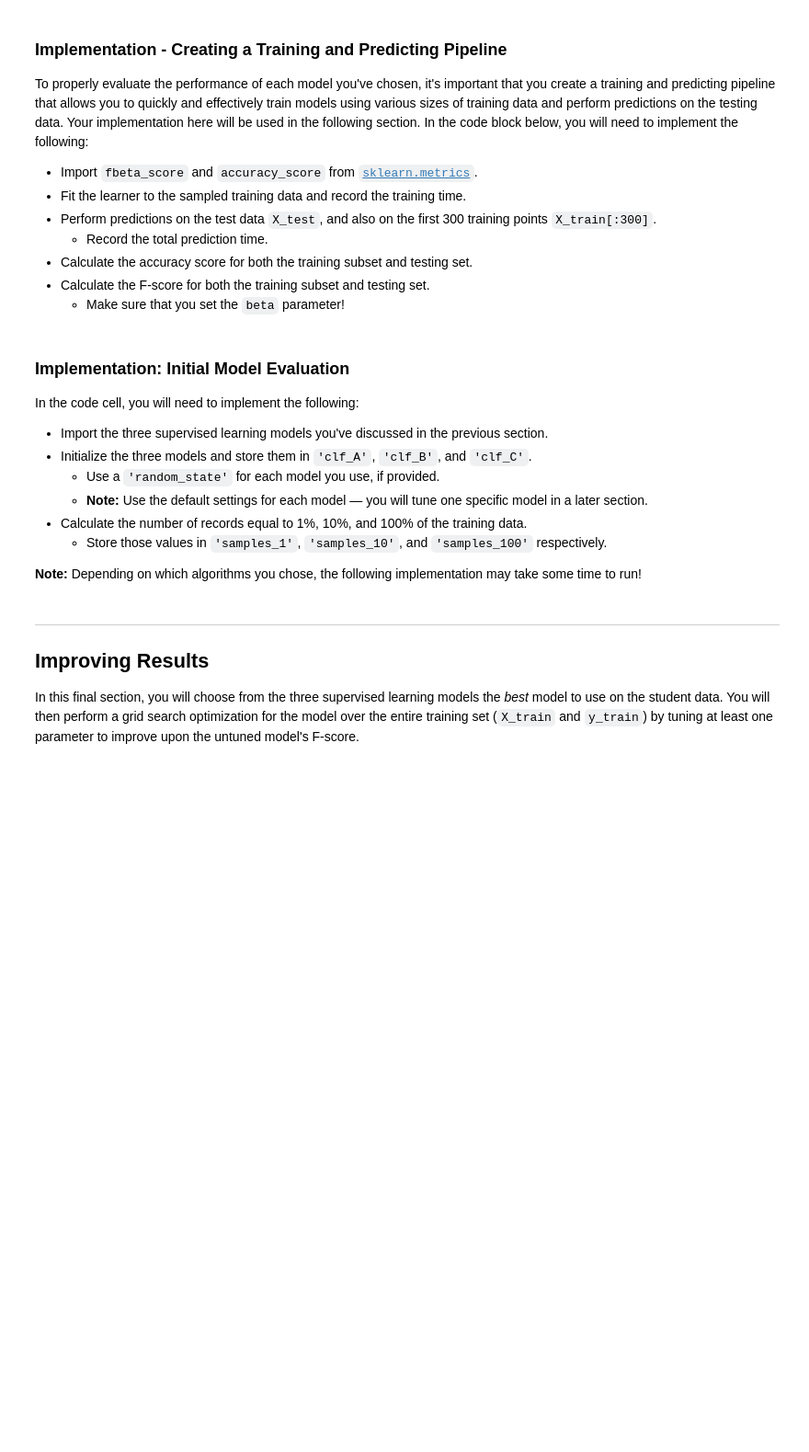
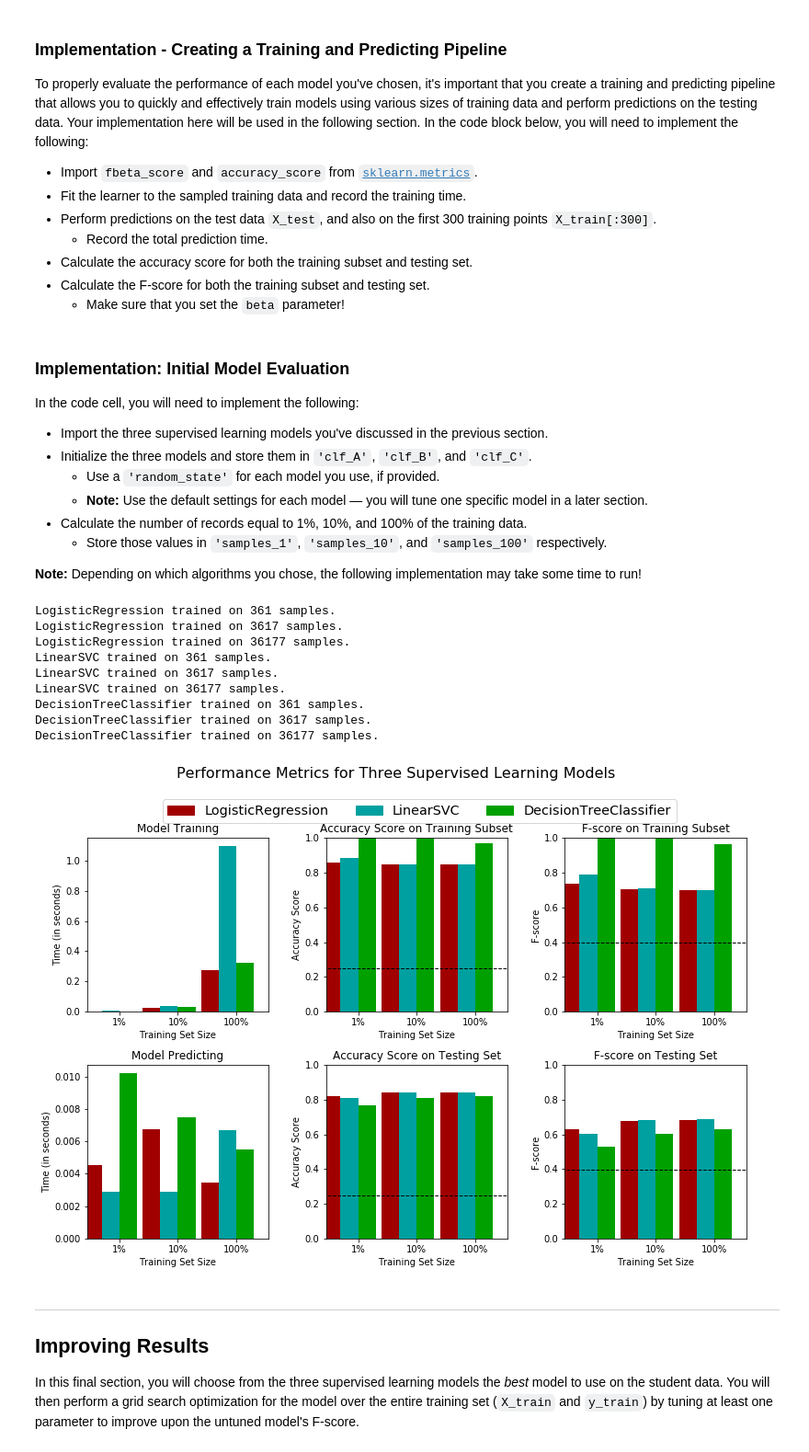
Before and after one commit to RahulDhiman93/Finding_Donors_ML, a Jupyter notebook: finding_donors/finding_donors.ipynb, the cells around one changed output. Shown at 92% size. Drawn from its saved outputs; the diff is of its cells as text; code cells hidden in the pictures; blank space fills up the shorter version.

```diff
--- a/finding_donors/finding_donors.ipynb
+++ b/finding_donors/finding_donors.ipynb
@@ -373,23 +373,24 @@ def train_predict(learner, sample_size, X_train, y_train, X_test, y_test):
     end = time() # Get end time
 
     # TODO: Calculate the total prediction time
-    results['pred_time'] = None
+    results['pred_time'] = end - start
 
     # TODO: Compute accuracy on the first 300 training samples which is y_train[:300]
-    results['acc_train'] = None
+    results['acc_train'] = accuracy_score(y_train[:300], predictions_train)
 
     # TODO: Compute accuracy on test set using accuracy_score()
-    results['acc_test'] = None
+    results['acc_test'] = accuracy_score(y_test, predictions_test)
 
     # TODO: Compute F-score on the the first 300 training samples using fbeta_score()
-    results['f_train'] = None
+    results['f_train'] = fbeta_score(y_train[:300], predictions_train, beta=0.5)
 
     # TODO: Compute F-score on the test set which is y_test
-    results['f_test'] = None
+    results['f_test'] = fbeta_score(y_test, predictions_test, beta=0.5)
 
     # Success
     print("{} trained on {} samples.".format(learner.__class__.__name__, sample_size))
 
+
     # Return the results
     return results
 # %% [markdown]
@@ -405,31 +406,46 @@ In the code cell, you will need to implement the following:
 **Note:** Depending on which algorithms you chose, the following implementation may take some time to run!
 # %%
 # TODO: Import the three supervised learning models from sklearn
+from sklearn.linear_model import LogisticRegression
+from sklearn.svm import LinearSVC
+from sklearn.tree import DecisionTreeClassifier
+
 
 # TODO: Initialize the three models
-clf_A = None
-clf_B = None
-clf_C = None
+clf_A = LogisticRegression(random_state=200)
+clf_B = LinearSVC(random_state=200)
+clf_C = DecisionTreeClassifier(random_state=200)
 
 # TODO: Calculate the number of samples for 1%, 10%, and 100% of the training data
 # HINT: samples_100 is the entire training set i.e. len(y_train)
 # HINT: samples_10 is 10% of samples_100 (ensure to set the count of the values to be `int` and not `float`)
 # HINT: samples_1 is 1% of samples_100 (ensure to set the count of the values to be `int` and not `float`)
-samples_100 = None
-samples_10 = None
-samples_1 = None
+samples_100 = len(y_train)
+samples_10 = int(0.1 * samples_100)
+samples_1 = int(0.01 * samples_100)
 
 # Collect results on the learners
 results = {}
 for clf in [clf_A, clf_B, clf_C]:
     clf_name = clf.__class__.__name__
     results[clf_name] = {}
     for i, samples in enumerate([samples_1, samples_10, samples_100]):
         results[clf_name][i] = \
         train_predict(clf, samples, X_train, y_train, X_test, y_test)
 
 # Run metrics visualization for the three supervised learning models chosen
 vs.evaluate(results, accuracy, fscore)
+# %% [output]
+LogisticRegression trained on 361 samples.
+LogisticRegression trained on 3617 samples.
+LogisticRegression trained on 36177 samples.
+LinearSVC trained on 361 samples.
+LinearSVC trained on 3617 samples.
+LinearSVC trained on 36177 samples.
+DecisionTreeClassifier trained on 361 samples.
+DecisionTreeClassifier trained on 3617 samples.
+DecisionTreeClassifier trained on 36177 samples.
+[figure, added]
 # %% [markdown]
 ----
 ## Improving Results
```
